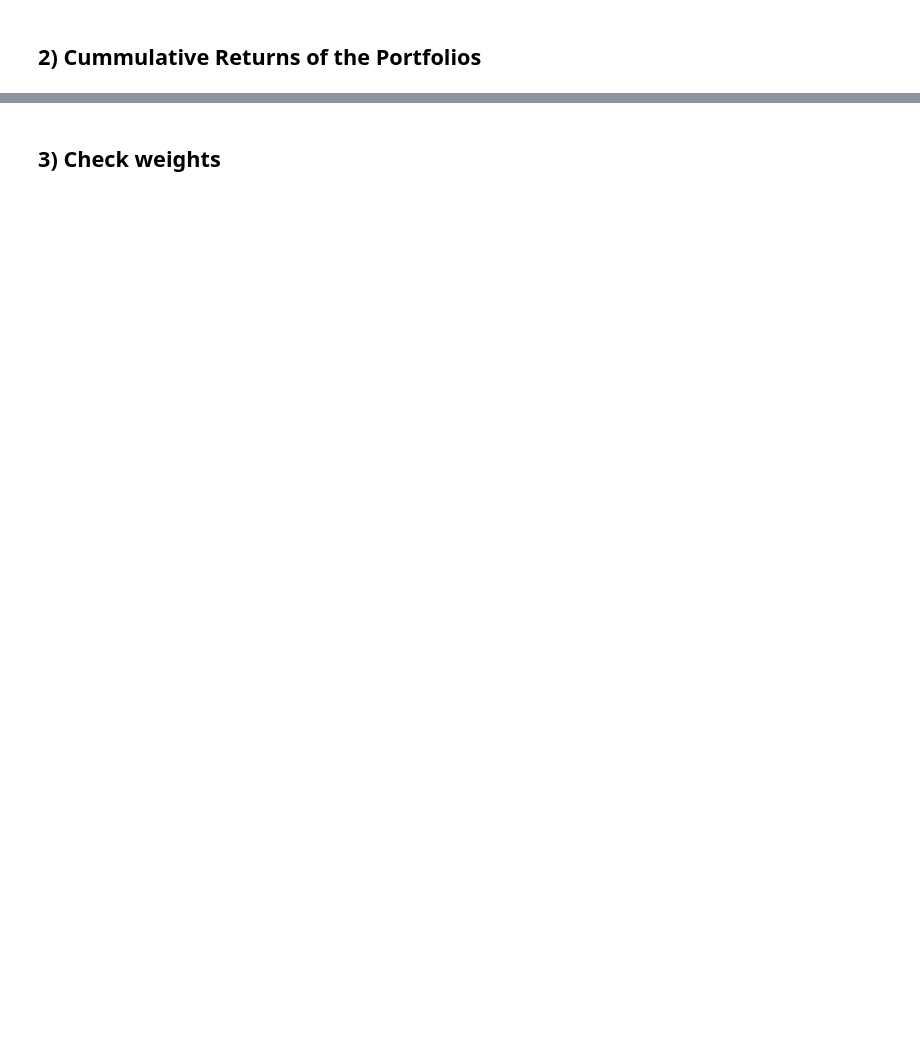
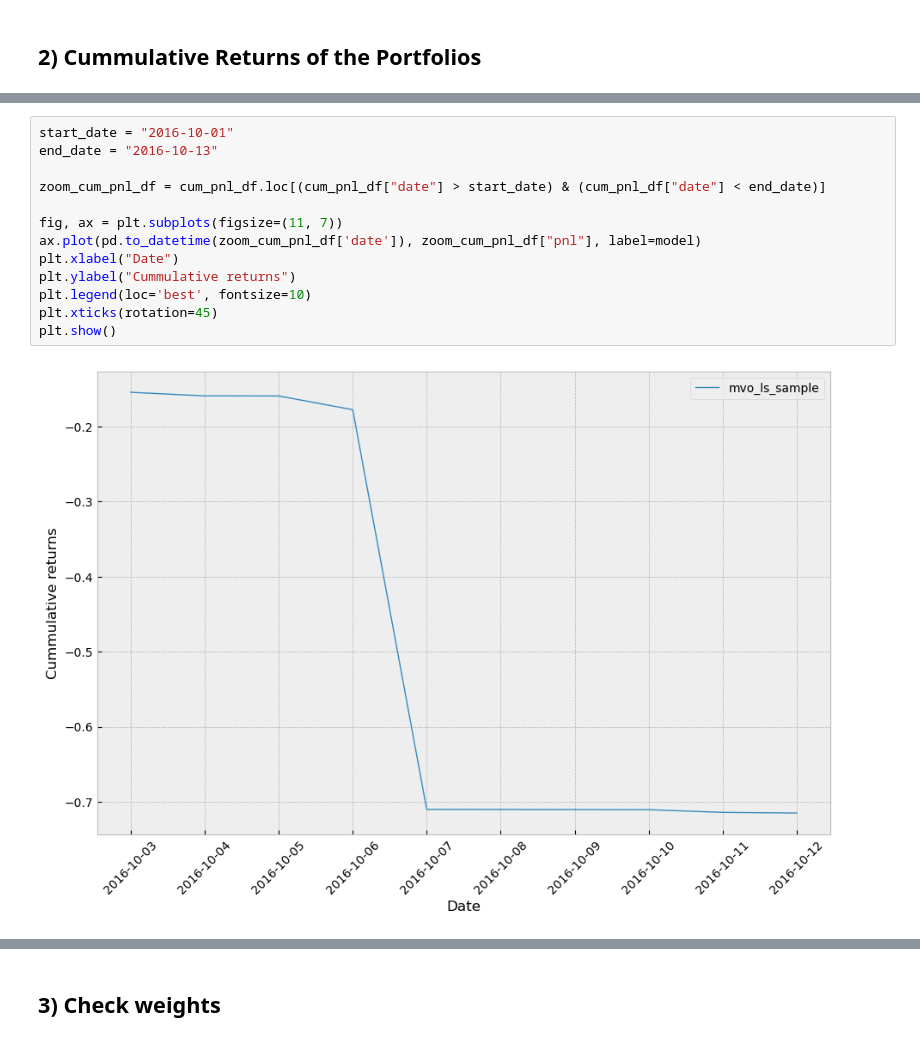
Before and after one commit to dcuoliveira/graph-portfolio-opt, a Jupyter notebook: src/results_debug.ipynb, the cells around one changed output, grey strips where cells are left out. Drawn from its saved outputs; the diff is of its cells as text; blank space fills up the shorter version.

```diff
--- a/src/results_debug.ipynb
+++ b/src/results_debug.ipynb
@@ -69,0 +71,15 @@ plt.show()
+# %%
+start_date = "2016-10-01"
+end_date = "2016-10-13"
+
+zoom_cum_pnl_df = cum_pnl_df.loc[(cum_pnl_df["date"] > start_date) & (cum_pnl_df["date"] < end_date)]
+
+fig, ax = plt.subplots(figsize=(11, 7))
+ax.plot(pd.to_datetime(zoom_cum_pnl_df['date']), zoom_cum_pnl_df["pnl"], label=model)
+plt.xlabel("Date")
+plt.ylabel("Cummulative returns")
+plt.legend(loc='best', fontsize=10)
+plt.xticks(rotation=45)
+plt.show()
+# %% [output]
+[figure, added]
```
Also changed, not shown: parts of 15 cells of this notebook.
